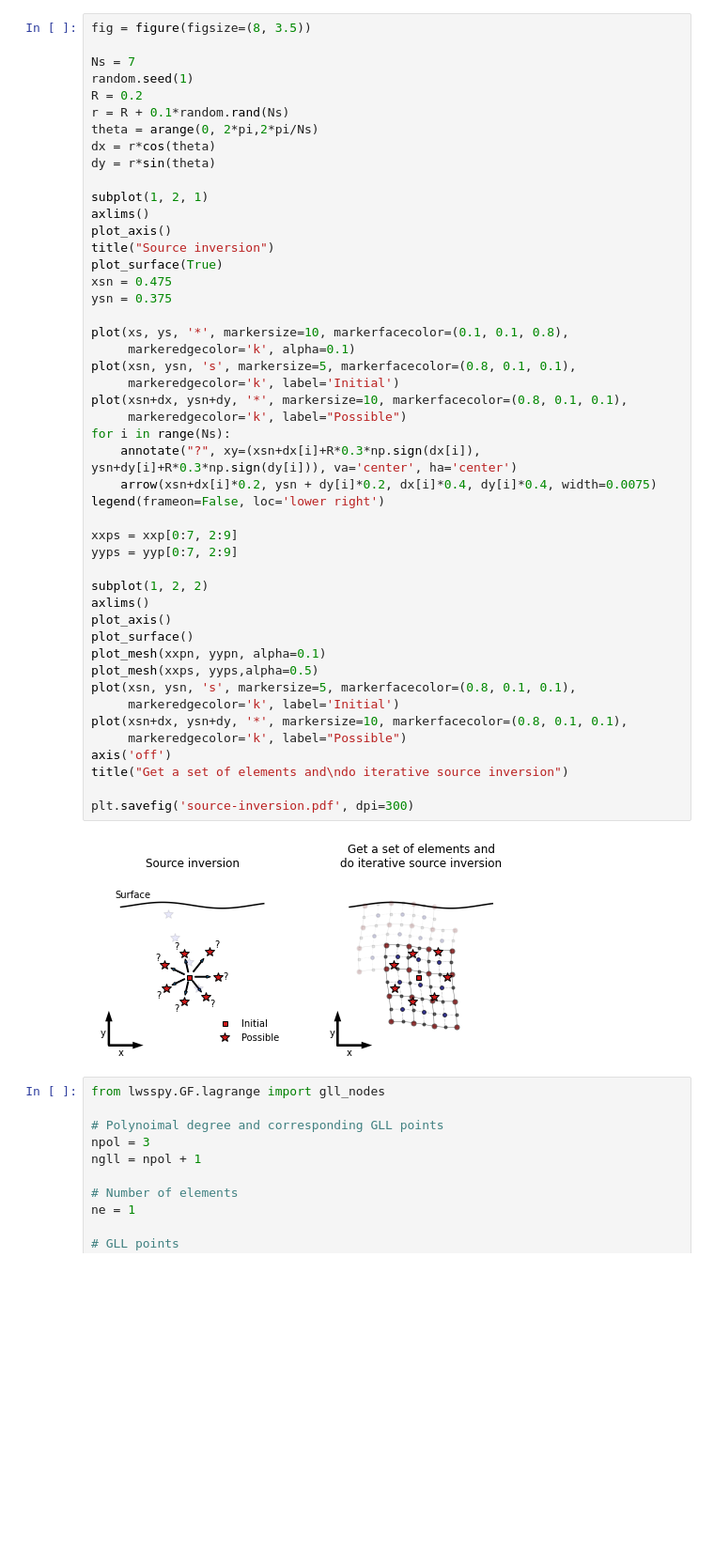
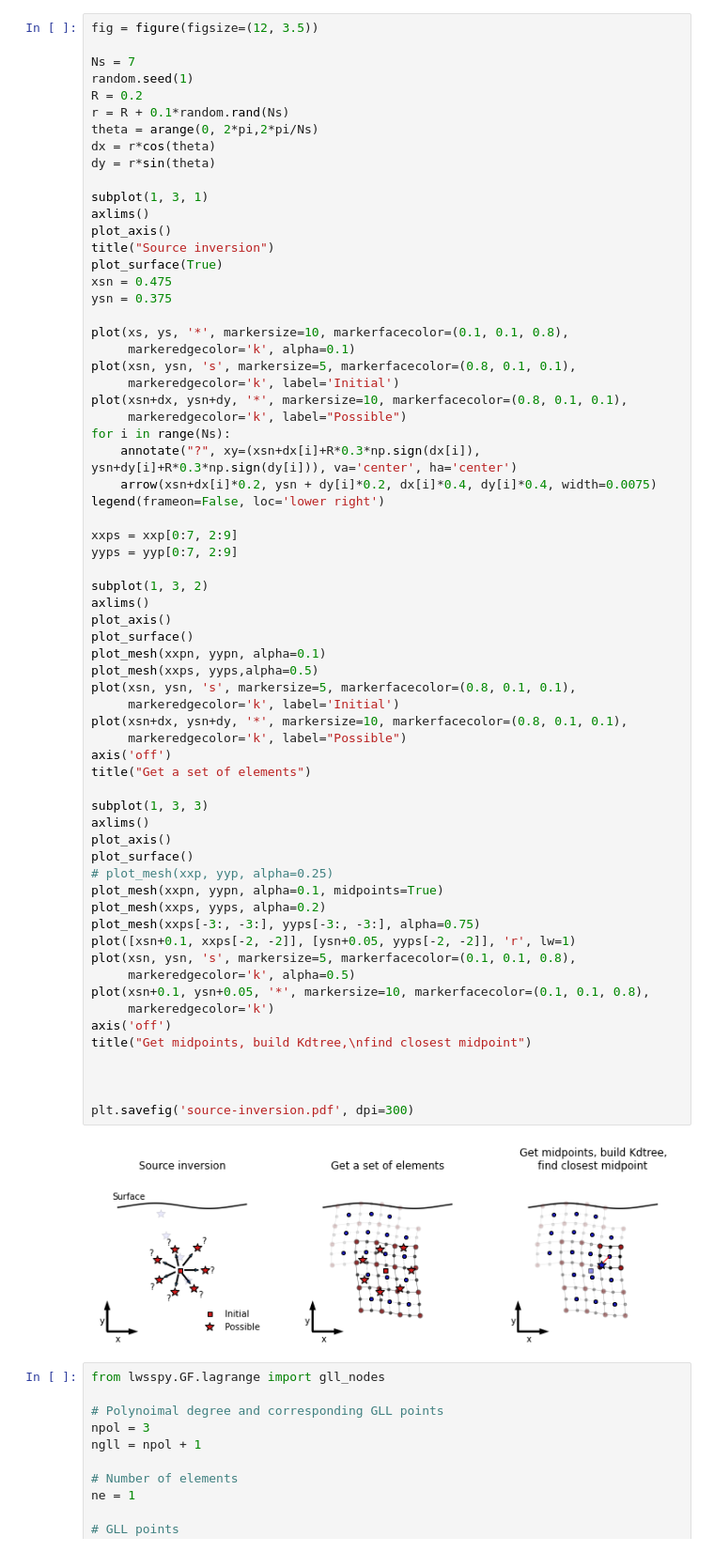
Before and after one commit to lsawade/GF3D, a Jupyter notebook: plts.ipynb, the cells around one changed output. Shown at 94% size. Cells and saved outputs as stored; diff of their text form; blank space fills up the shorter version.

```diff
--- a/plts.ipynb
+++ b/plts.ipynb
@@ -218,5 +463,5 @@ plt.savefig('single-seismogram.pdf', dpi=300)
 # %%
-fig = figure(figsize=(8, 3.5))
+fig = figure(figsize=(12, 3.5))
 
 Ns = 7
 random.seed(1)
@@ -226,7 +471,7 @@ theta = arange(0, 2*pi,2*pi/Ns)
 dx = r*cos(theta)
 dy = r*sin(theta)
 
-subplot(1, 2, 1)
+subplot(1, 3, 1)
 axlims()
 plot_axis()
 title("Source inversion")
@@ -234,36 +479,54 @@ plot_surface(True)
 xsn = 0.475
 ysn = 0.375
 
 plot(xs, ys, '*', markersize=10, markerfacecolor=(0.1, 0.1, 0.8),
      markeredgecolor='k', alpha=0.1)
 plot(xsn, ysn, 's', markersize=5, markerfacecolor=(0.8, 0.1, 0.1),
      markeredgecolor='k', label='Initial')
 plot(xsn+dx, ysn+dy, '*', markersize=10, markerfacecolor=(0.8, 0.1, 0.1),
      markeredgecolor='k', label="Possible")
 for i in range(Ns):
     annotate("?", xy=(xsn+dx[i]+R*0.3*np.sign(dx[i]), ysn+dy[i]+R*0.3*np.sign(dy[i])), va='center', ha='center')
     arrow(xsn+dx[i]*0.2, ysn + dy[i]*0.2, dx[i]*0.4, dy[i]*0.4, width=0.0075)
 legend(frameon=False, loc='lower right')
 
 xxps = xxp[0:7, 2:9]
 yyps = yyp[0:7, 2:9]
 
-subplot(1, 2, 2)
+subplot(1, 3, 2)
 axlims()
 plot_axis()
 plot_surface()
 plot_mesh(xxpn, yypn, alpha=0.1)
 plot_mesh(xxps, yyps,alpha=0.5)
 plot(xsn, ysn, 's', markersize=5, markerfacecolor=(0.8, 0.1, 0.1),
      markeredgecolor='k', label='Initial')
 plot(xsn+dx, ysn+dy, '*', markersize=10, markerfacecolor=(0.8, 0.1, 0.1),
      markeredgecolor='k', label="Possible")
 axis('off')
-title("Get a set of elements and\ndo iterative source inversion")
+title("Get a set of elements")
+
+subplot(1, 3, 3)
+axlims()
+plot_axis()
+plot_surface()
+# plot_mesh(xxp, yyp, alpha=0.25)
+plot_mesh(xxpn, yypn, alpha=0.1, midpoints=True)
+plot_mesh(xxps, yyps, alpha=0.2)
+plot_mesh(xxps[-3:, -3:], yyps[-3:, -3:], alpha=0.75)
+plot([xsn+0.1, xxps[-2, -2]], [ysn+0.05, yyps[-2, -2]], 'r', lw=1)
+plot(xsn, ysn, 's', markersize=5, markerfacecolor=(0.1, 0.1, 0.8),
+     markeredgecolor='k', alpha=0.5)
+plot(xsn+0.1, ysn+0.05, '*', markersize=10, markerfacecolor=(0.1, 0.1, 0.8),
+     markeredgecolor='k')
+axis('off')
+title("Get midpoints, build Kdtree,\nfind closest midpoint")
+
+
 
 plt.savefig('source-inversion.pdf', dpi=300)
 # %% [output]
-[figure, old version]
+[figure, new version]
 # %%
 from lwsspy.GF.lagrange import gll_nodes
 
```
Also changed, not shown: parts of 8 cells of this notebook.
